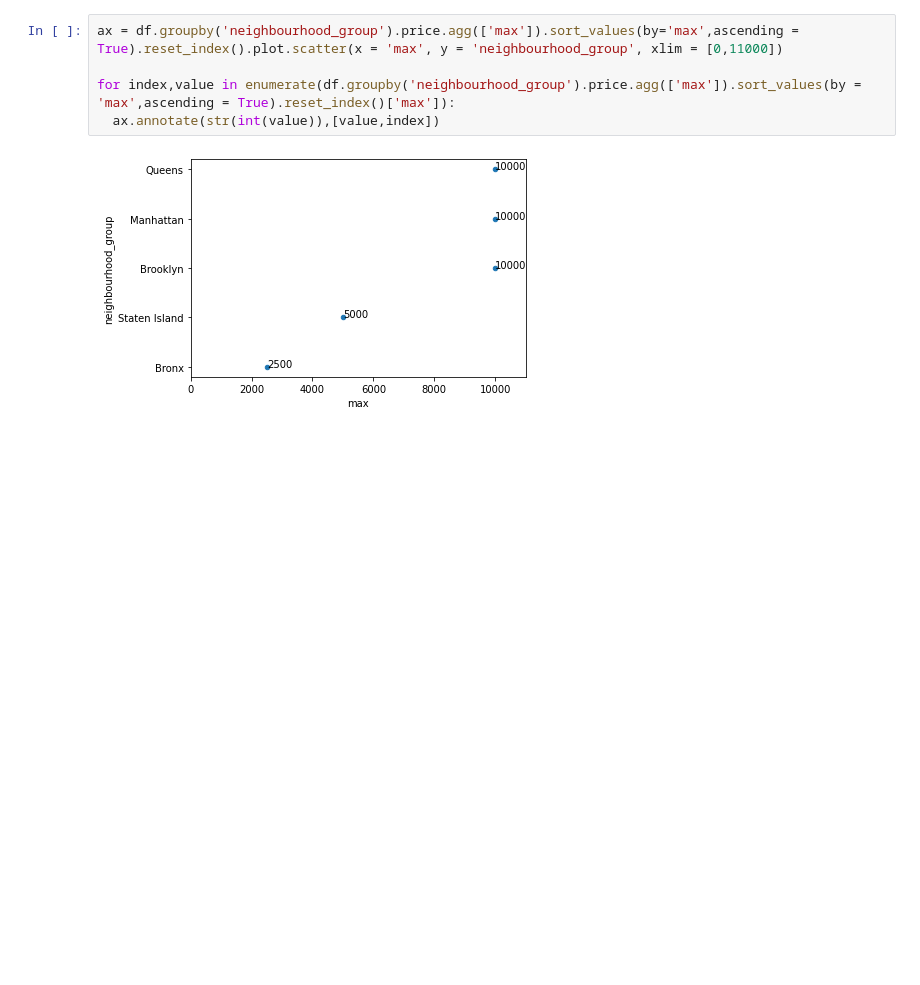
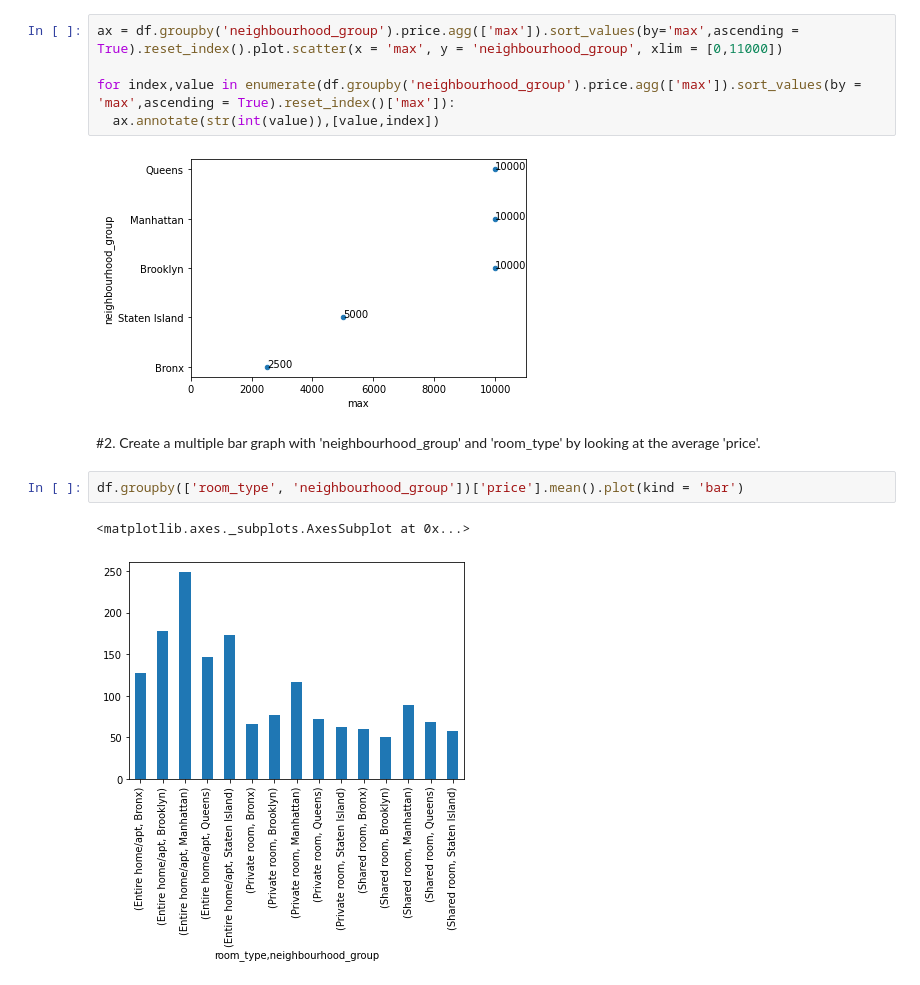
Before and after one commit to uthours/Data-Processing-Visualization, a Jupyter notebook: Quiz24.ipynb, the cells around one changed output. Saved outputs shown, nothing was run; the diff lists cells and outputs as text; blank space fills up the shorter version.

```diff
--- a/Quiz24.ipynb
+++ b/Quiz24.ipynb
@@ -52,3 +52,10 @@ for index,value in enumerate(df.groupby('neighbourhood_group').price.agg(['max']
   ax.annotate(str(int(value)),[value,index])
 # %% [output]
 [figure]
+# %% [markdown]
+#2. Create a multiple bar graph with 'neighbourhood_group' and 'room_type' by looking at the average 'price'.
+# %%
+df.groupby(['room_type', 'neighbourhood_group'])['price'].mean().plot(kind = 'bar')
+# %% [output]
+<matplotlib.axes._subplots.AxesSubplot at 0x...>
+[figure, added]
```
